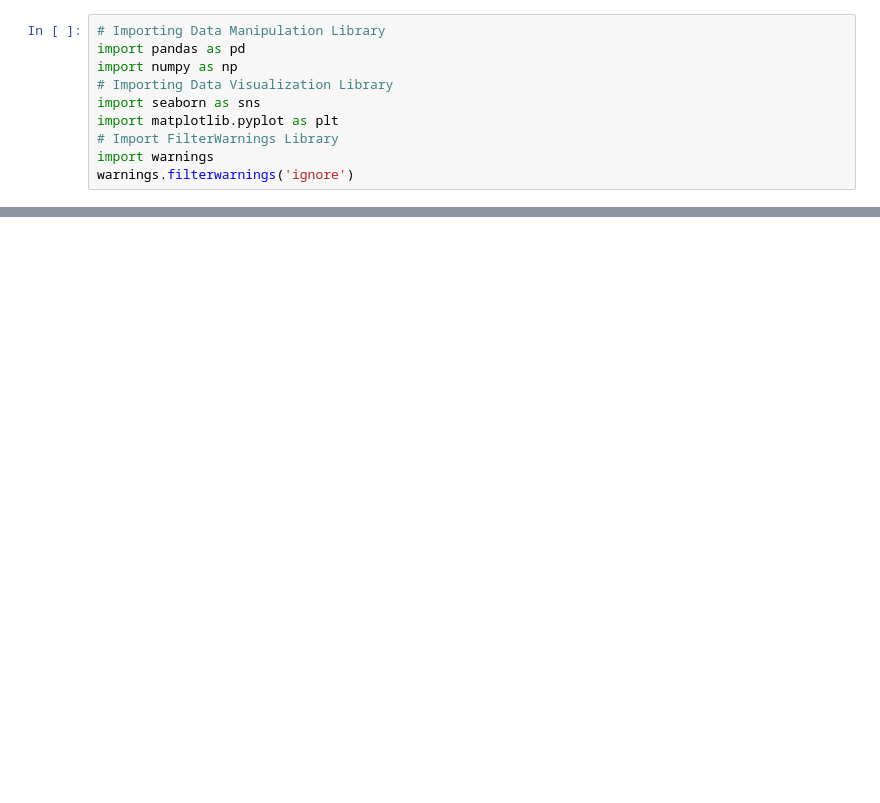
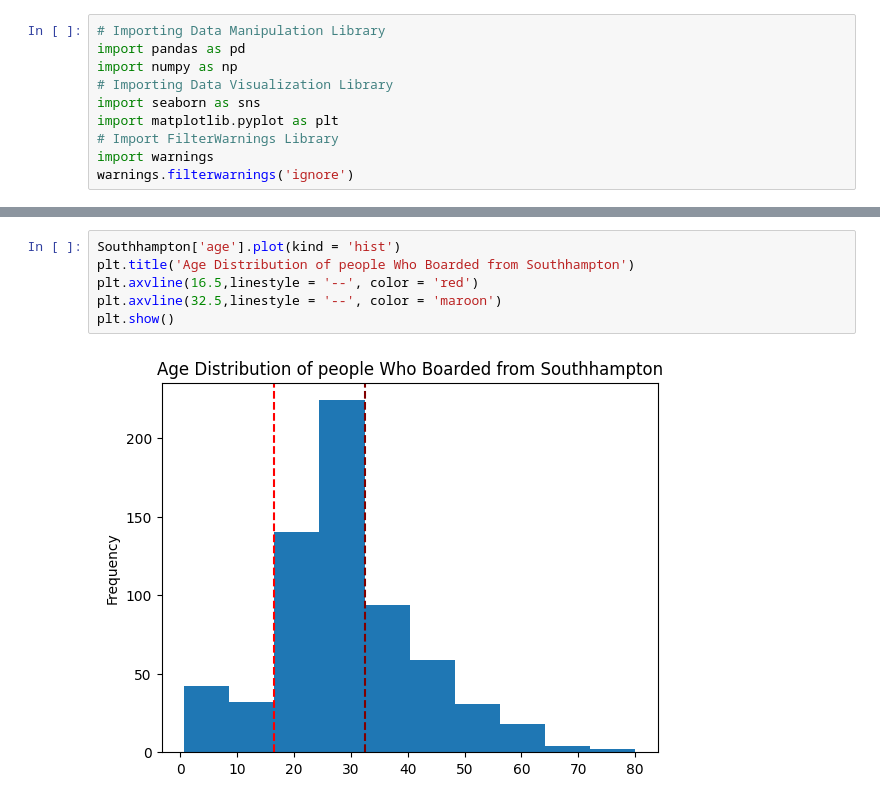
Before and after one commit to NikhilJ2712/Data-Science, a Jupyter notebook: Case_Study_01_Titanic_EDA.ipynb, the cells around one changed output, grey strips where cells are left out. Cells and saved outputs as stored; diff of their text form; blank space fills up the shorter version.

```diff
--- a/Case_Study_01_Titanic_EDA.ipynb
+++ b/Case_Study_01_Titanic_EDA.ipynb
@@ -33,0 +244,8 @@ df.sample(frac = 1)
+# %%
+Southhampton['age'].plot(kind = 'hist')
+plt.title('Age Distribution of people Who Boarded from Southhampton')
+plt.axvline(16.5,linestyle = '--', color = 'red')
+plt.axvline(32.5,linestyle = '--', color = 'maroon')
+plt.show()
+# %% [output]
+[figure, added]
```
Also changed, not shown: parts of 24 cells of this notebook.
